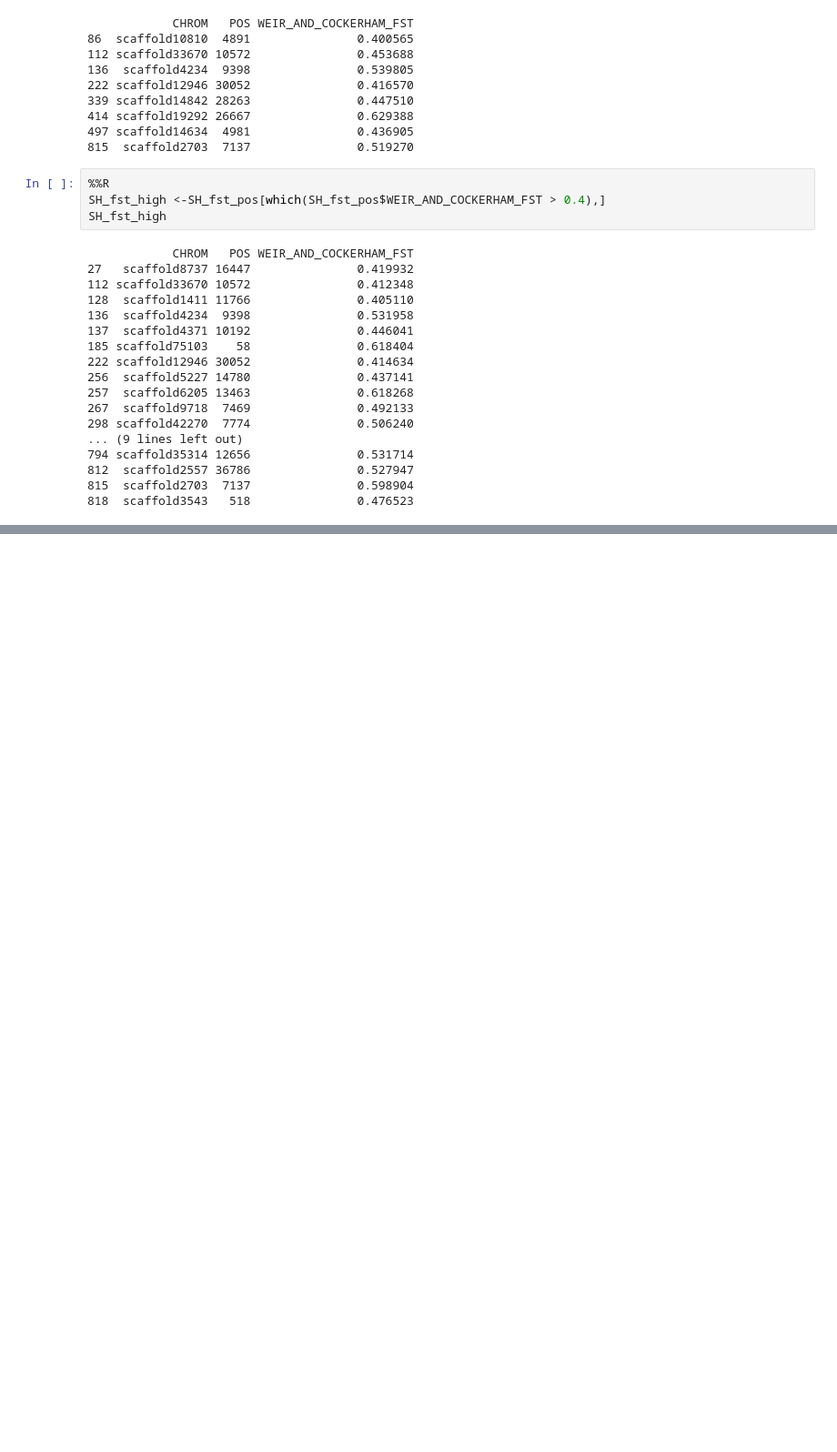
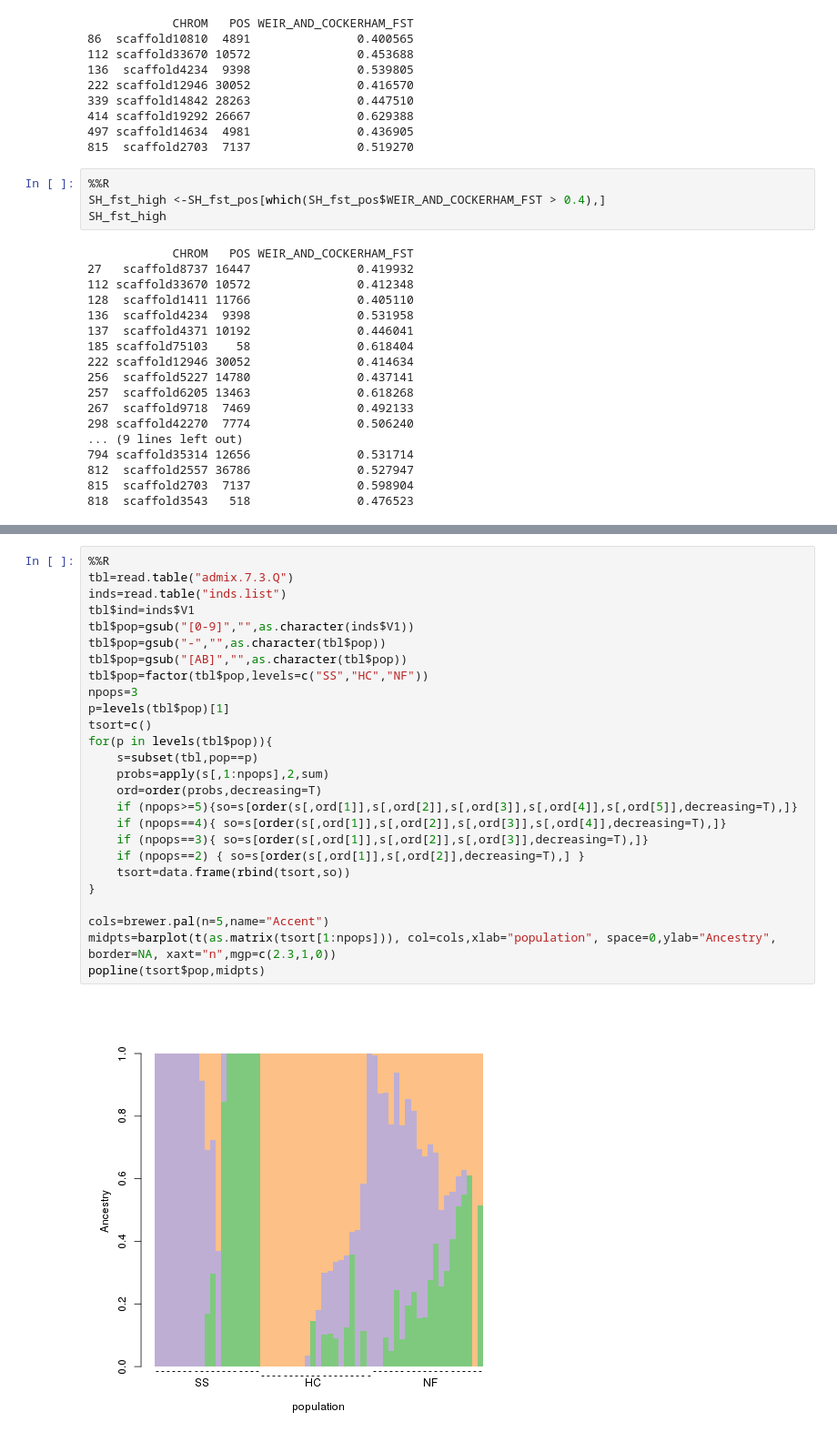
Before and after one commit to ksil91/2016_Notebook, a Jupyter notebook: 2bRAD Subset Population Structure Analysis.ipynb, the cells around one changed output, grey strips where cells are left out. Shown at 91% size. Saved outputs shown, nothing was run; the diff lists cells and outputs as text; blank space fills up the shorter version.

```diff
--- a/2bRAD Subset Population Structure Analysis.ipynb
+++ b/2bRAD Subset Population Structure Analysis.ipynb
@@ -172,0 +400,28 @@ SH_fst_high
+# %%
+%%R
+tbl=read.table("admix.7.3.Q")
+inds=read.table("inds.list")
+tbl$ind=inds$V1
+tbl$pop=gsub("[0-9]","",as.character(inds$V1))
+tbl$pop=gsub("-","",as.character(tbl$pop))
+tbl$pop=gsub("[AB]","",as.character(tbl$pop))
+tbl$pop=factor(tbl$pop,levels=c("SS","HC","NF"))
+npops=3
+p=levels(tbl$pop)[1]
+tsort=c()
+for(p in levels(tbl$pop)){
+	s=subset(tbl,pop==p)
+	probs=apply(s[,1:npops],2,sum)
+	ord=order(probs,decreasing=T)
+	if (npops>=5){so=s[order(s[,ord[1]],s[,ord[2]],s[,ord[3]],s[,ord[4]],s[,ord[5]],decreasing=T),]}
+	if (npops==4){ so=s[order(s[,ord[1]],s[,ord[2]],s[,ord[3]],s[,ord[4]],decreasing=T),]}
+	if (npops==3){ so=s[order(s[,ord[1]],s[,ord[2]],s[,ord[3]],decreasing=T),]}
+	if (npops==2) { so=s[order(s[,ord[1]],s[,ord[2]],decreasing=T),] }
+	tsort=data.frame(rbind(tsort,so))
+}
+
+cols=brewer.pal(n=5,name="Accent")
+midpts=barplot(t(as.matrix(tsort[1:npops])), col=cols,xlab="population", space=0,ylab="Ancestry", border=NA, xaxt="n",mgp=c(2.3,1,0))
+popline(tsort$pop,midpts)
+# %% [output]
+[figure, added]
```
Also changed, not shown: parts of 15 cells of this notebook.
